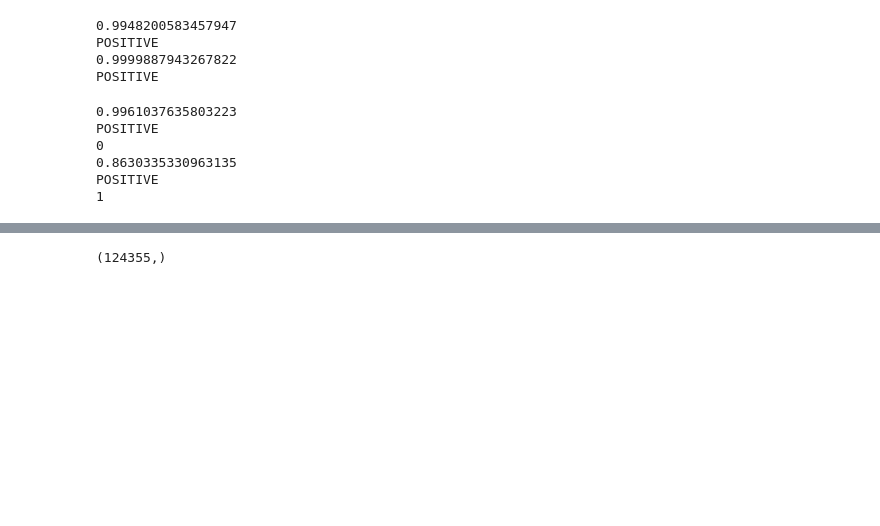
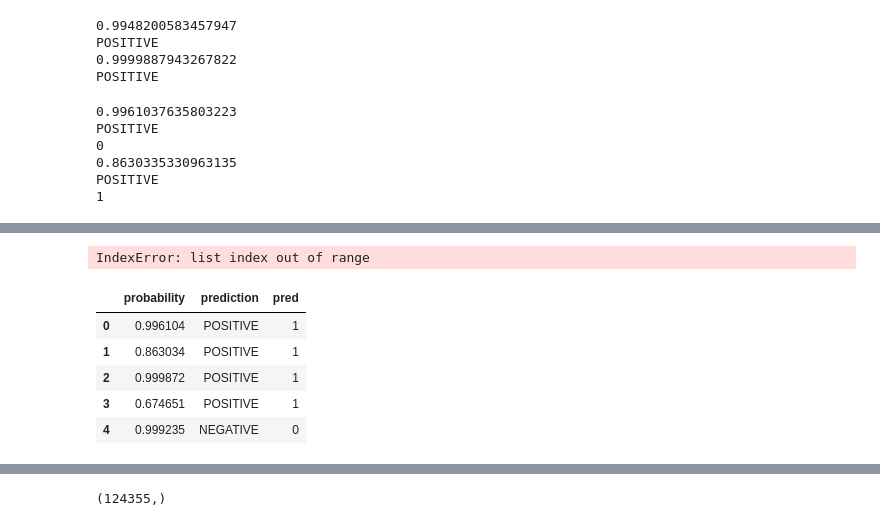
Before and after one commit to chuktuk/Amazon_Customer_Data, a Jupyter notebook: 1_Video_Game_Reviews_Sentiment_Analysis.ipynb, the cells around one changed output, grey strips where cells are left out. Cells and saved outputs as stored; diff of their text form; code cells hidden in the pictures; blank space fills up the shorter version.

```diff
--- a/1_Video_Game_Reviews_Sentiment_Analysis.ipynb
+++ b/1_Video_Game_Reviews_Sentiment_Analysis.ipynb
@@ -663,0 +794,24 @@ for text in test_text:
+# %%
+# deque version to save memory
+i=0
+scores = defaultdict(float)
+values = defaultdict(str)
+while len(sentences1) > 0:
+    sentence = sentences1.popleft()
+    scores[i] = sentence.labels[0].score
+    values[i] = sentence.labels[0].value
+    i+=1
+# %% [output]
+IndexError: list index out of range
+# %%
+df_pred1 = pd.DataFrame({'probability': scores, 'prediction': values})
+df_pred1.loc[:,'pred'] = df_pred1['prediction'].map({'POSITIVE': 1, 'NEGATIVE': 0})
+# %%
+df_pred1.head()
+# %% [output]
+|  | probability | prediction | pred |
+| 0 | 0.996104 | POSITIVE | 1 |
+| 1 | 0.863034 | POSITIVE | 1 |
+| 2 | 0.999872 | POSITIVE | 1 |
+| 3 | 0.674651 | POSITIVE | 1 |
+| 4 | 0.999235 | NEGATIVE | 0 |
```
Also changed, not shown: parts of 27 cells of this notebook, 1 other file.
